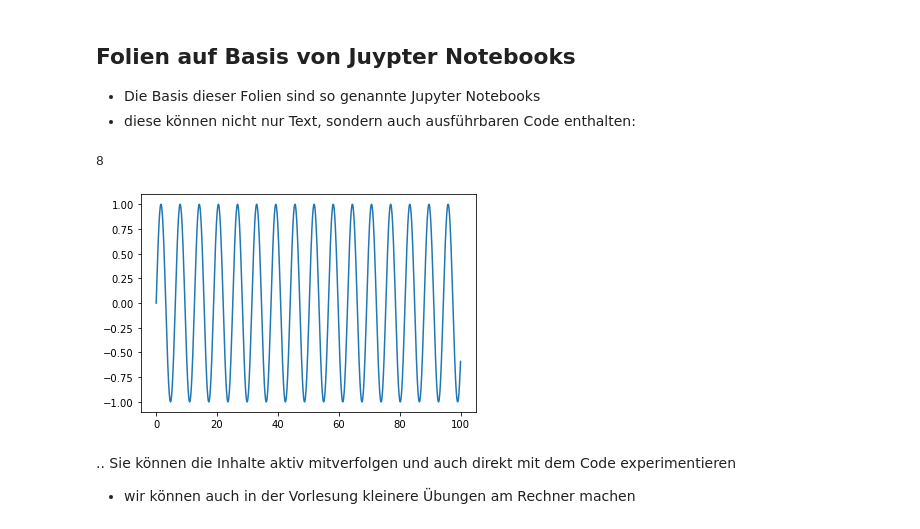
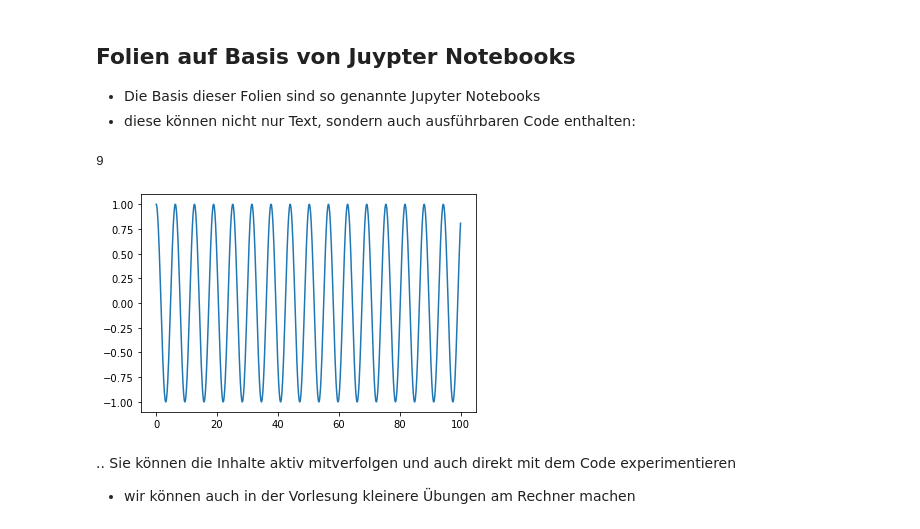
Before and after one commit to decision-analytics/AuD2024, a Jupyter notebook: Vorlesung/01/AuD_1_Einfuehrung.ipynb, the cells around one changed output. Saved outputs shown, nothing was run; the diff lists cells and outputs as text; code cells hidden in the pictures.

```diff
--- a/Vorlesung/01/AuD_1_Einfuehrung.ipynb
+++ b/Vorlesung/01/AuD_1_Einfuehrung.ipynb
@@ -257,18 +272,18 @@ Im Kurs lernen Sie,
 - Die Basis dieser Folien sind so genannte Jupyter Notebooks
 - diese können nicht nur Text, sondern auch ausführbaren Code enthalten:
 # %%
-2+6
+2+7
 # %% [output]
-8
+9
 # %%
 import matplotlib.pyplot as plt
 import numpy as np
 a=np.arange(100,step=0.1)
-b=np.sin(a)
+b=np.cos(a)
 plt.plot(a,b)
 plt.show()
 # %% [output]
-[figure, old version]
+[figure, new version]
 # %% [markdown]
 .. Sie können die Inhalte aktiv mitverfolgen und auch direkt mit dem Code experimentieren
 - wir können auch in der Vorlesung kleinere Übungen am Rechner machen
```
Also changed, not shown: parts of 7 cells of this notebook.
